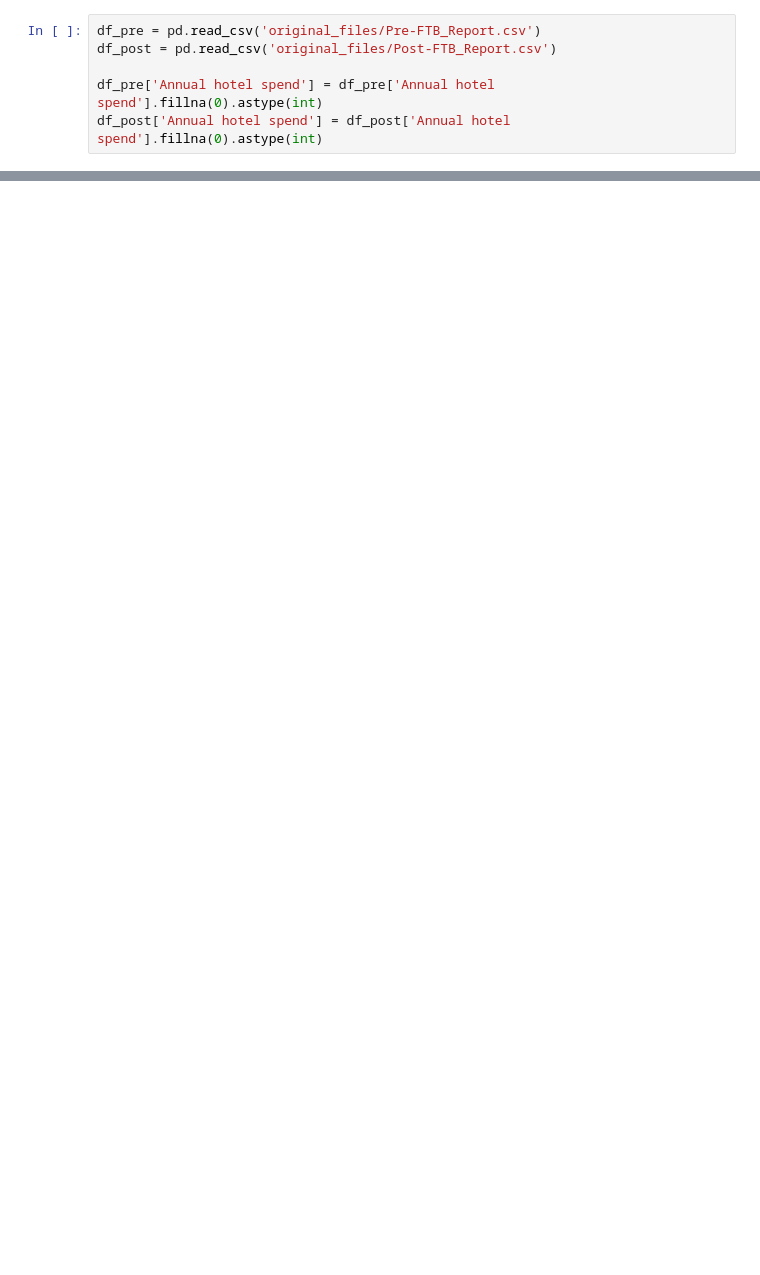
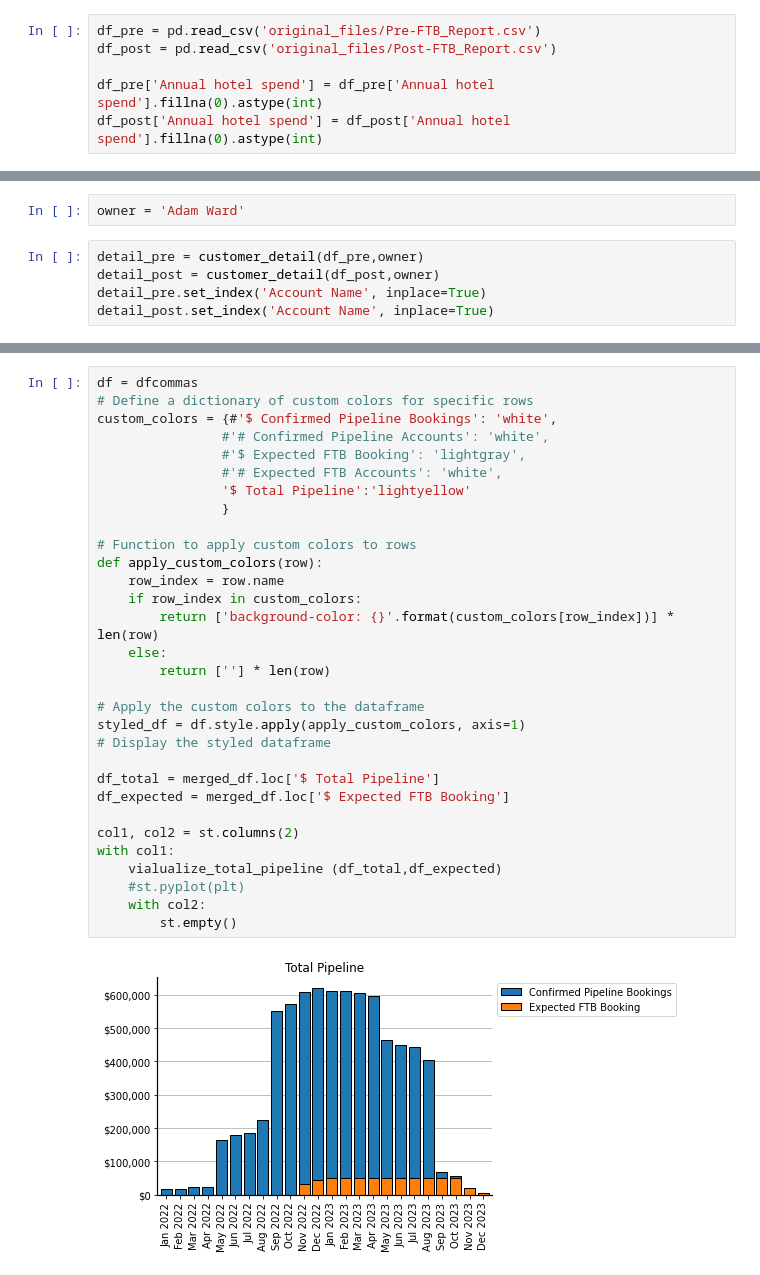
Before and after one commit to EnricoBorriello/Pipeline, a Jupyter notebook: Main.ipynb, the cells around one changed output, grey strips where cells are left out. Cells and saved outputs as stored; diff of their text form; blank space fills up the shorter version.

```diff
--- a/Main.ipynb
+++ b/Main.ipynb
@@ -96,0 +52,7 @@ print(owner)
+# %%
+owner = 'Adam Ward'
+# %%
+detail_pre = customer_detail(df_pre,owner)
+detail_post = customer_detail(df_post,owner)
+detail_pre.set_index('Account Name', inplace=True)
+detail_post.set_index('Account Name', inplace=True)
@@ -96,0 +70,33 @@ print(owner)
+# %%
+df = dfcommas
+# Define a dictionary of custom colors for specific rows
+custom_colors = {#'$ Confirmed Pipeline Bookings': 'white',
+                #'# Confirmed Pipeline Accounts': 'white',
+                #'$ Expected FTB Booking': 'lightgray',
+                #'# Expected FTB Accounts': 'white',
+                '$ Total Pipeline':'lightyellow'
+                }
+
+# Function to apply custom colors to rows
+def apply_custom_colors(row):
+    row_index = row.name
+    if row_index in custom_colors:
+        return ['background-color: {}'.format(custom_colors[row_index])] * len(row)
+    else:
+        return [''] * len(row)
+
+# Apply the custom colors to the dataframe
+styled_df = df.style.apply(apply_custom_colors, axis=1)
+# Display the styled dataframe
+
+df_total = merged_df.loc['$ Total Pipeline']
+df_expected = merged_df.loc['$ Expected FTB Booking']
+
+col1, col2 = st.columns(2)
+with col1:
+    vialualize_total_pipeline (df_total,df_expected)
+    #st.pyplot(plt)
+    with col2:
+        st.empty()
+# %% [output]
+[figure, added]
```
Also changed, not shown: parts of 33 cells of this notebook.
